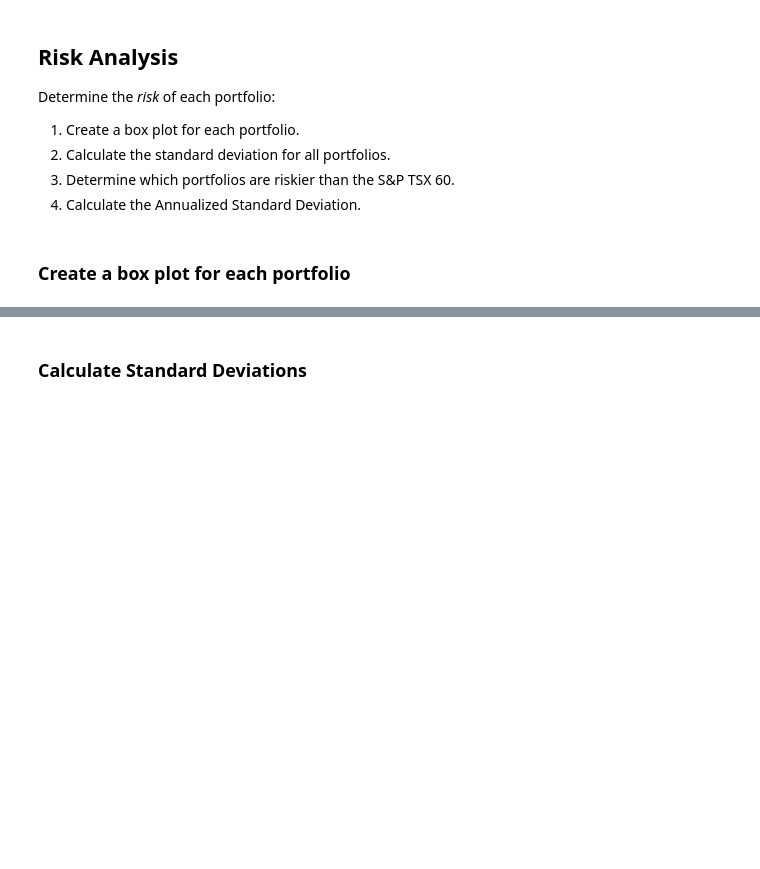
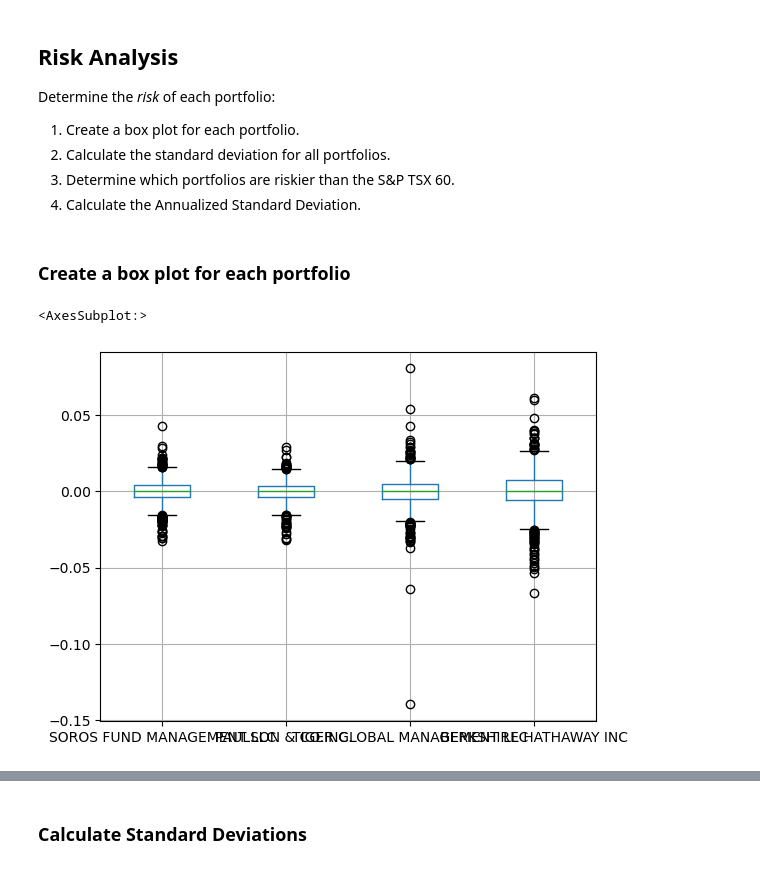
Before and after one commit to dileepadrd/module-4-challenge-algorithmic-trading-strategies, a Jupyter notebook: whale_analysis.ipynb, the cells around one changed output, grey strips where cells are left out. Cells and saved outputs as stored; diff of their text form; code cells hidden in the pictures; blank space fills up the shorter version.

Commit message:
standard deviations and box plots for each digrams

```diff
--- a/whale_analysis.ipynb
+++ b/whale_analysis.ipynb
@@ -234,3 +234,7 @@ Determine the _risk_ of each portfolio:
 ### Create a box plot for each portfolio
 # %%
 # Box plot to visually show risk
+whale_df.boxplot()
+# %% [output]
+<AxesSubplot:>
+[figure, added]
```
Also changed, not shown: parts of 4 cells of this notebook.
